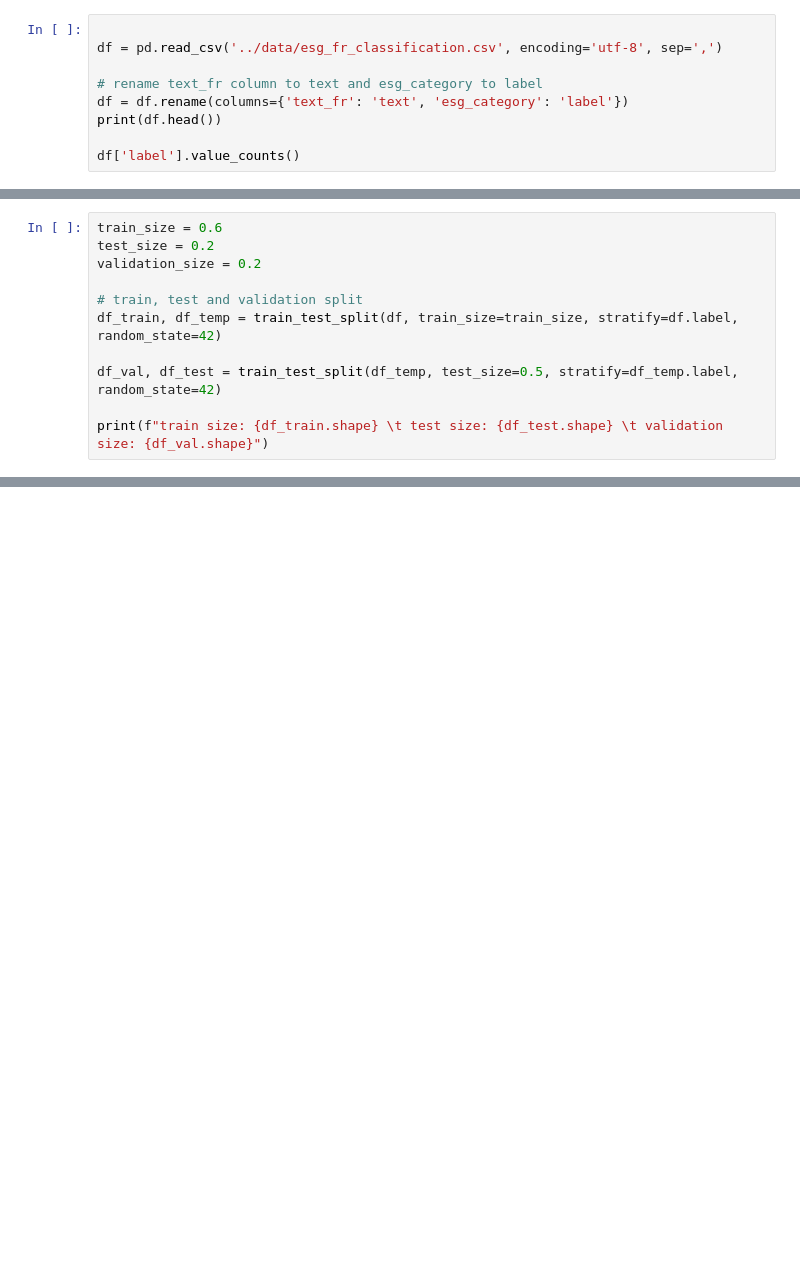
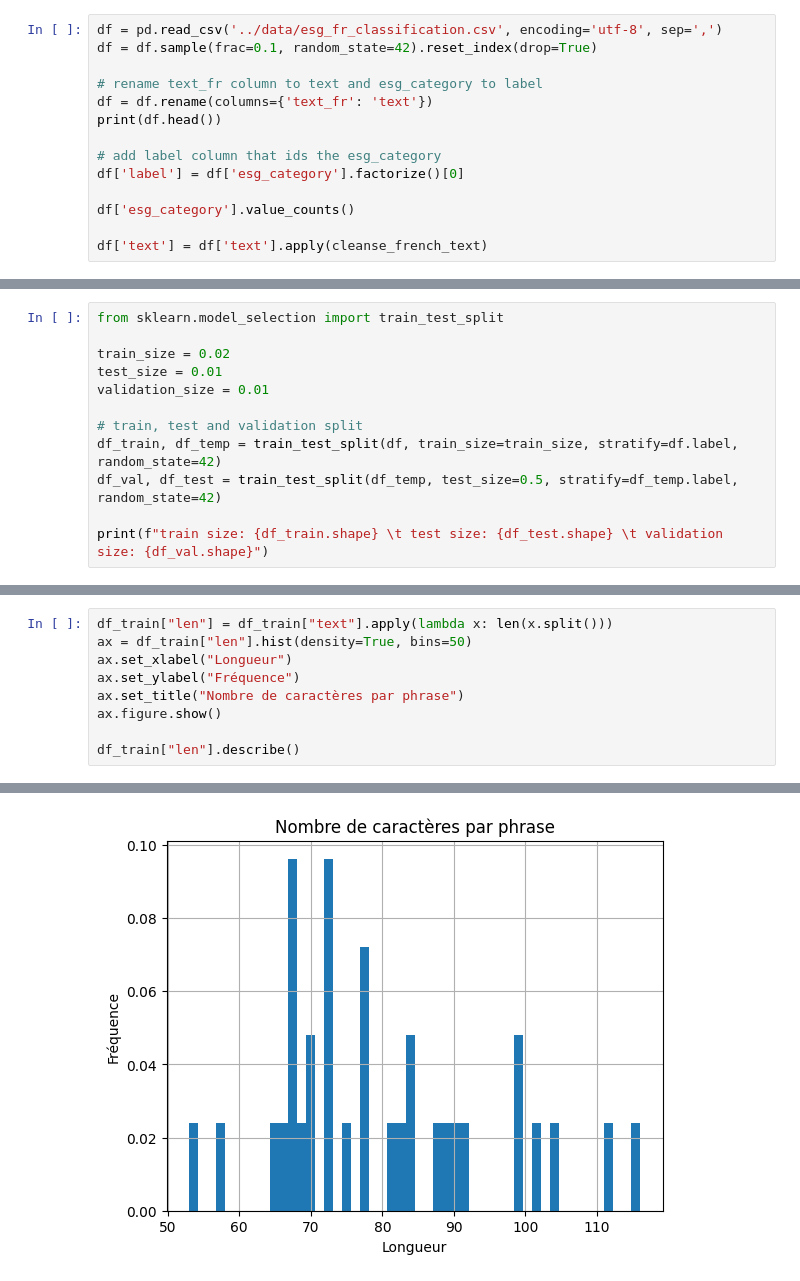
Before and after one commit to azeemarshd/sentiment-analysis-for-msci-rating, a Jupyter notebook: esg_classification/notebooks/test.ipynb, the cells around one changed output, grey strips where cells are left out. Drawn from its saved outputs; the diff is of its cells as text; blank space fills up the shorter version.

```diff
--- a/esg_classification/notebooks/test.ipynb
+++ b/esg_classification/notebooks/test.ipynb
@@ -11,10 +47,15 @@ import pandas as pd
 # %%
-
 df = pd.read_csv('../data/esg_fr_classification.csv', encoding='utf-8', sep=',')
+df = df.sample(frac=0.1, random_state=42).reset_index(drop=True)
 
 # rename text_fr column to text and esg_category to label
-df = df.rename(columns={'text_fr': 'text', 'esg_category': 'label'})
+df = df.rename(columns={'text_fr': 'text'})
 print(df.head())
 
-df['label'].value_counts()
+# add label column that ids the esg_category
+df['label'] = df['esg_category'].factorize()[0]
+
+df['esg_category'].value_counts()
+
+df['text'] = df['text'].apply(cleanse_french_text)
 # %% [output]
@@ -45,11 +68,12 @@ dataset = df.sample(frac=1, random_state=42).reset_index(drop=True)
 # %%
-train_size = 0.6
-test_size = 0.2
-validation_size = 0.2
+from sklearn.model_selection import train_test_split
+
+train_size = 0.02
+test_size = 0.01
+validation_size = 0.01
 
 # train, test and validation split
 df_train, df_temp = train_test_split(df, train_size=train_size, stratify=df.label, random_state=42)
-
 df_val, df_test = train_test_split(df_temp, test_size=0.5, stratify=df_temp.label, random_state=42)
 
 print(f"train size: {df_train.shape} \t test size: {df_test.shape} \t validation size: {df_val.shape}")
@@ -122,0 +82,10 @@ model
+# %%
+df_train["len"] = df_train["text"].apply(lambda x: len(x.split()))
+ax = df_train["len"].hist(density=True, bins=50)
+ax.set_xlabel("Longueur")
+ax.set_ylabel("Fréquence")
+ax.set_title("Nombre de caractères par phrase")
+ax.figure.show()
+
+df_train["len"].describe()
+# %% [output]
@@ -122,0 +101 @@ model
+[figure, added]
```
Also changed, not shown: parts of 34 cells of this notebook, 29 other files.
